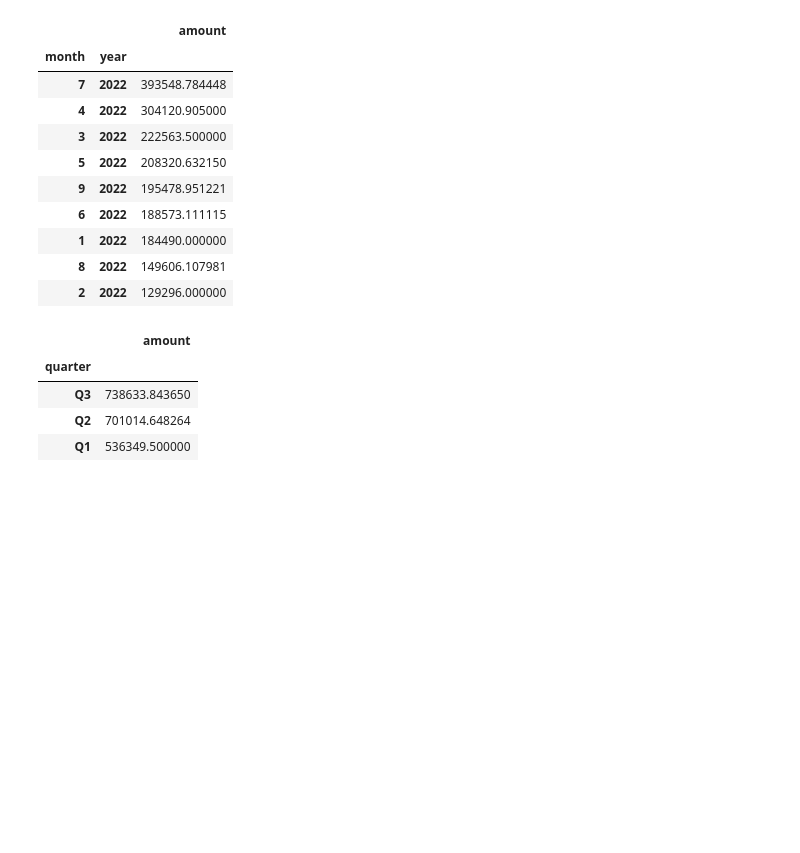
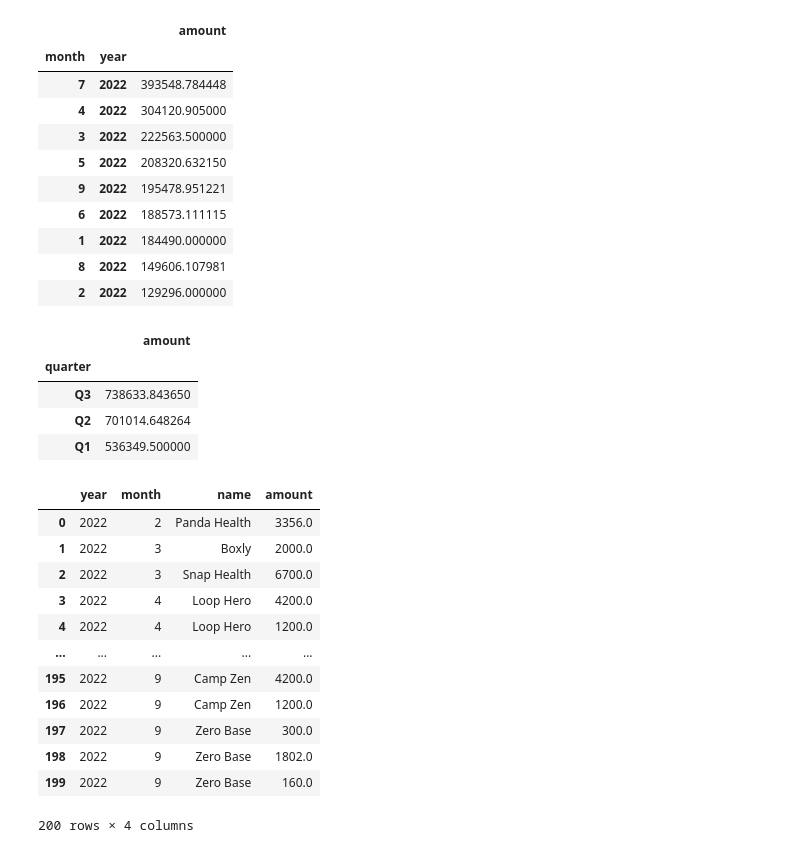
Before and after one commit to njw27/codi_pres, a Jupyter notebook: codi_nb.ipynb, the cells around one changed output. Cells and saved outputs as stored; diff of their text form; code cells hidden in the pictures; blank space fills up the shorter version.

```diff
--- a/codi_nb.ipynb
+++ b/codi_nb.ipynb
@@ -1414,3 +1414,22 @@ master_q3_quarter
 | Q3 | 738633.843650 |
 | Q2 | 701014.648264 |
 | Q1 | 536349.500000 |
+# %%
+all_df2 = [short_term_q3, long_term_q3, st_addons_q3, lt_addons_q3]
+
+
+pd.concat(all_dfs).reset_index(drop=True)
+# %% [output]
+|  | year | month | name | amount |
+| 0 | 2022 | 2 | Panda Health | 3356.0 |
+| 1 | 2022 | 3 | Boxly | 2000.0 |
+| 2 | 2022 | 3 | Snap Health | 6700.0 |
+| 3 | 2022 | 4 | Loop Hero | 4200.0 |
+| 4 | 2022 | 4 | Loop Hero | 1200.0 |
+| ... | ... | ... | ... | ... |
+| 195 | 2022 | 9 | Camp Zen | 4200.0 |
+| 196 | 2022 | 9 | Camp Zen | 1200.0 |
+| 197 | 2022 | 9 | Zero Base | 300.0 |
+| 198 | 2022 | 9 | Zero Base | 1802.0 |
+| 199 | 2022 | 9 | Zero Base | 160.0 |
+200 rows × 4 columns
```
Also changed, not shown: parts of 3 cells of this notebook, 1 other file.
